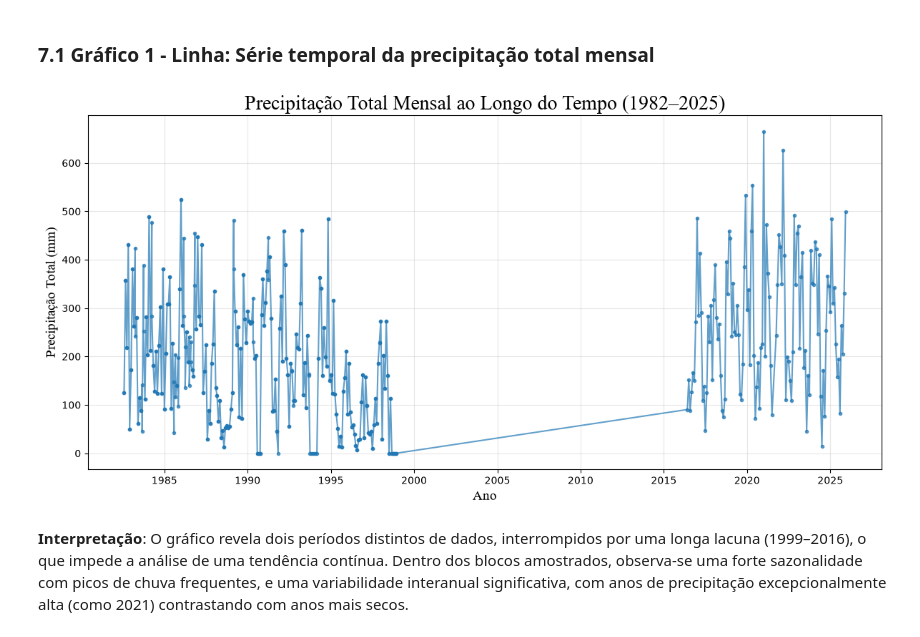
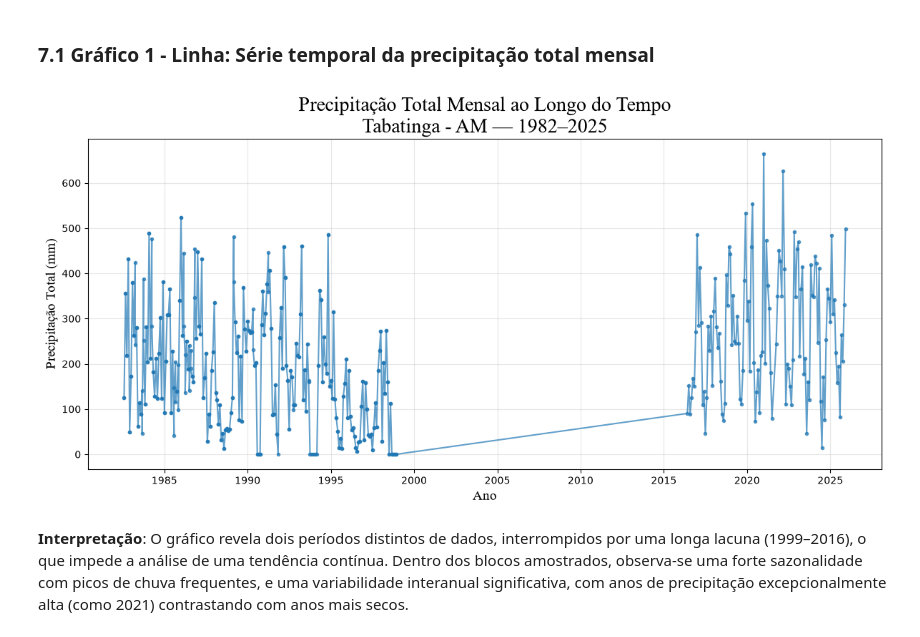
Before and after one commit to jonestiago/rainfall-timeseries-analysis, a Jupyter notebook: notebook/a_analise_exploratoria.ipynb, the cells around one changed output. Saved outputs shown, nothing was run; the diff lists cells and outputs as text; code cells hidden in the pictures.

```diff
--- a/notebook/a_analise_exploratoria.ipynb
+++ b/notebook/a_analise_exploratoria.ipynb
@@ -821,22 +821,22 @@ Resumo das variáveis criadas:
 # %%
 # Gráfico 1 - Linha: Série temporal
 # Configurações de Layout (Dimensionamento)
 plt.figure(figsize=(12,6))
 
 # Plotagem
 plt.plot(df_ajustado['Data'], df_ajustado['Total'], marker='o', linestyle='-', markersize=3, alpha=0.7)
 
 # Configurações de Layout e Estilo
-plt.title('Precipitação Total Mensal ao Longo do Tempo (1982–2025)', fontfamily='Times New Roman', fontsize=20)
+plt.title('Precipitação Total Mensal ao Longo do Tempo\nTabatinga - AM — 1982–2025', fontfamily='Times New Roman', fontsize=20)
 plt.xlabel('Ano', fontfamily='Times New Roman', fontsize=14)
 plt.ylabel('Precipitação Total (mm)', fontfamily='Times New Roman', fontsize=14)
 plt.grid(True, alpha=0.3)
 plt.tight_layout()
 
 # Visualização do gráfico
 plt.show()
 # %% [output]
-[figure, old version]
+[figure, new version]
 # %% [markdown]
 **Interpretação**: O gráfico revela dois períodos distintos de dados, interrompidos por uma longa lacuna (1999–2016), o que impede a análise de uma tendência contínua. Dentro dos blocos amostrados, observa-se uma forte sazonalidade com picos de chuva frequentes, e uma variabilidade interanual significativa, com anos de precipitação excepcionalmente alta (como 2021) contrastando com anos mais secos.
 # %% [markdown]
```
Also changed, not shown: parts of 3 cells of this notebook.
